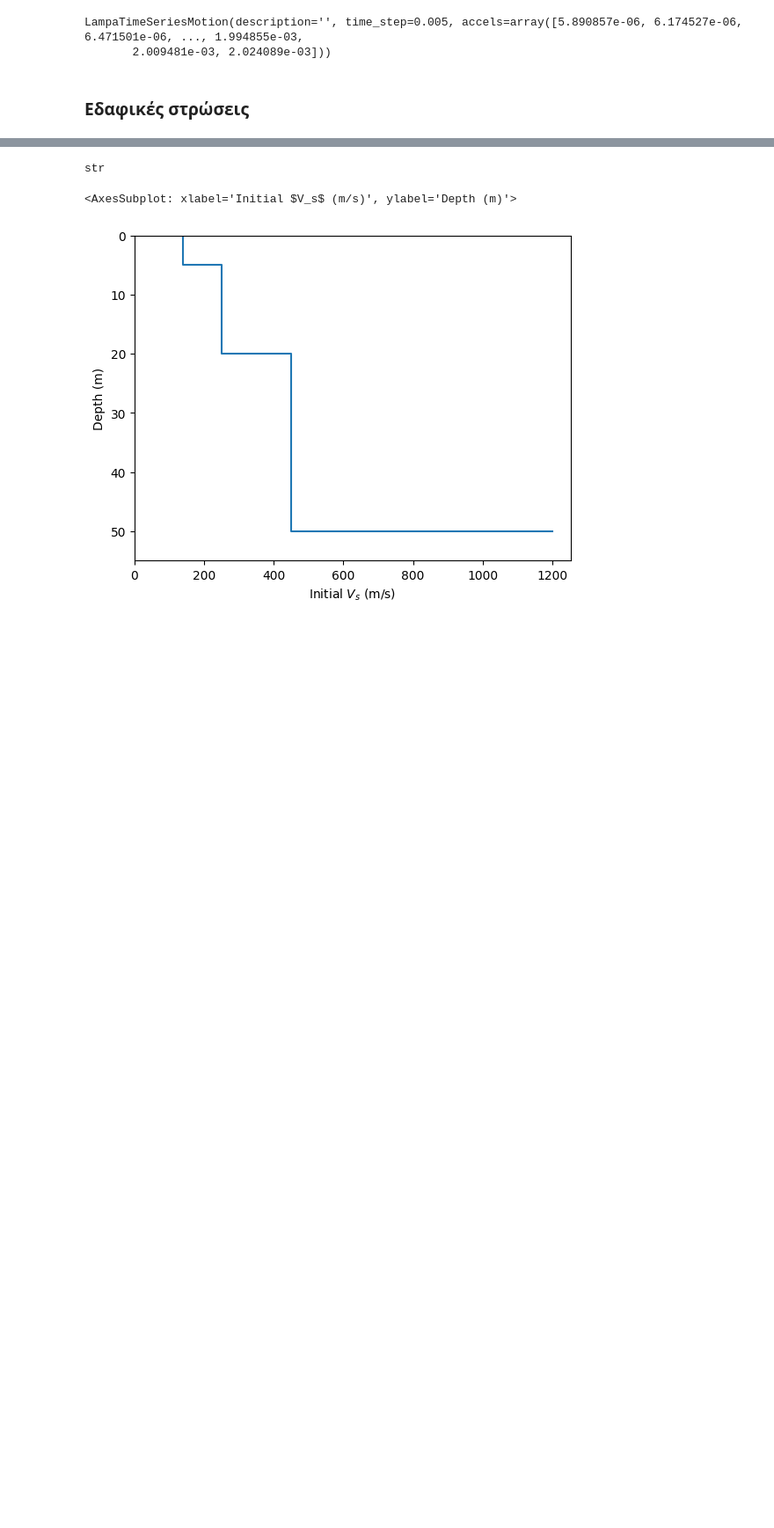
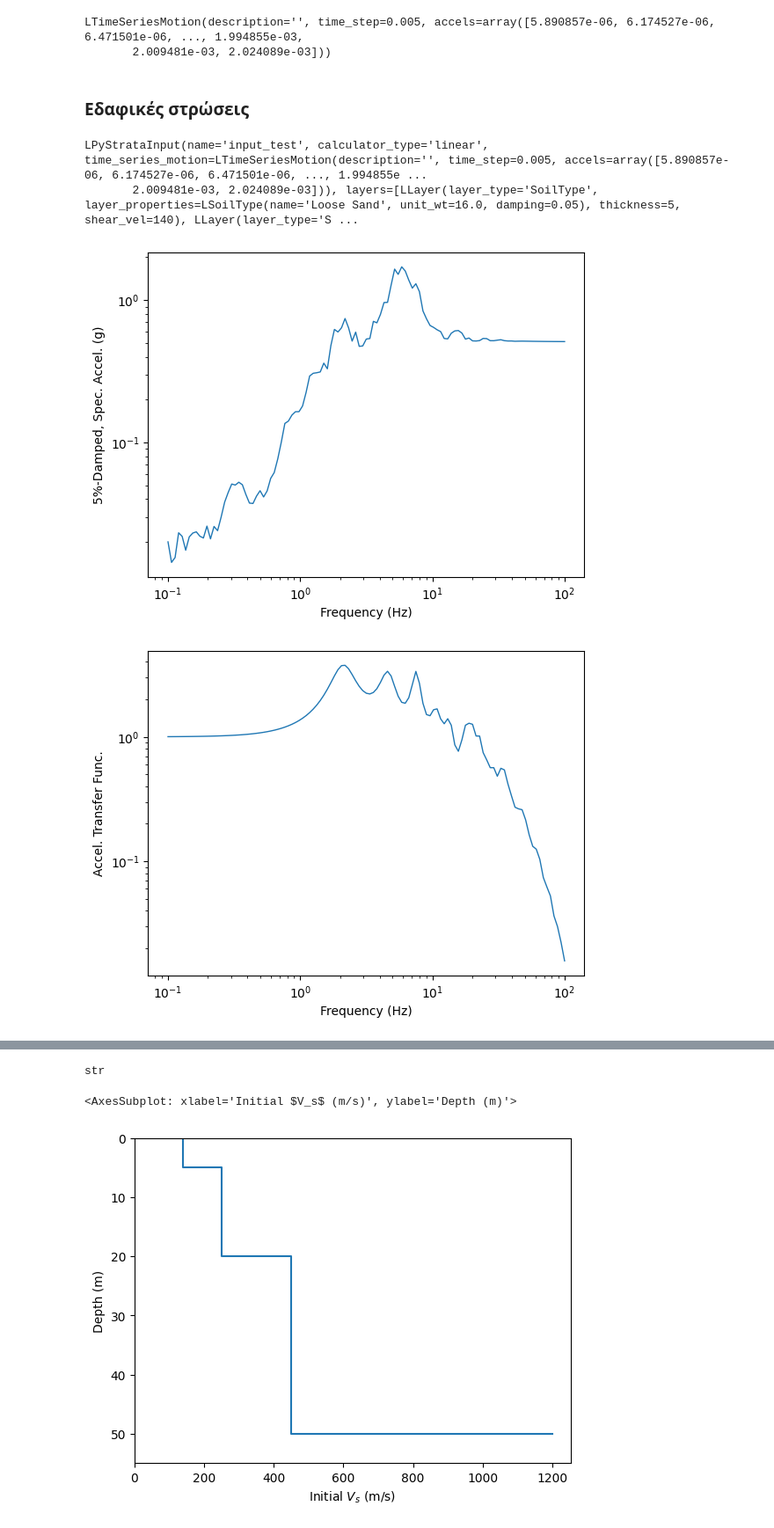
Before and after one commit to panagop/lampa, a Jupyter notebook: jupyter/test.ipynb, the cells around one changed output, grey strips where cells are left out. Shown: that part at 88% size. Cells and saved outputs as stored; diff of their text form; code cells hidden in the pictures; blank space fills up the shorter version.

```diff
--- a/jupyter/test.ipynb
+++ b/jupyter/test.ipynb
@@ -28,8 +26,10 @@ from lampa.input import LampaLayer
 # %%
-lts = LampaTimeSeriesMotion.from_txt('Kocaeli.txt')
-lts
+ltsm = LTimeSeriesMotion.from_txt('Kocaeli.txt')
+# ltsm = LTimeSeriesMotion.from_excel('Kocaeli.xlsx')
+# ltsm = LTimeSeriesMotion.from_csv('Kocaeli.csv')
+ltsm
 # %% [output]
-LampaTimeSeriesMotion(description='', time_step=0.005, accels=array([5.890857e-06, 6.174527e-06, 6.471501e-06, ..., 1.994855e-03,
+LTimeSeriesMotion(description='', time_step=0.005, accels=array([5.890857e-06, 6.174527e-06, 6.471501e-06, ..., 1.994855e-03,
        2.009481e-03, 2.024089e-03]))
 # %% [markdown]
 ### Εδαφικές στρώσεις
@@ -35,0 +63,12 @@ LampaTimeSeriesMotion(description='', time_step=0.005, accels=array([5.890857e-0
+# %%
+lpsi = LPyStrataInput(name='input_test',
+                      calculator_type = 'linear',  # LCalculatorType.EQUIVALENT_LINEAR_CALCULATOR,
+                      time_series_motion=ltsm,
+                      layers=layers)
+# %%
+lpsi
+# %% [output]
+LPyStrataInput(name='input_test', calculator_type='linear', time_series_motion=LTimeSeriesMotion(description='', time_step=0.005, accels=array([5.890857e-06, 6.174527e-06, 6.471501e-06, ..., 1.994855e ...
+       2.009481e-03, 2.024089e-03])), layers=[LLayer(layer_type='SoilType', layer_properties=LSoilType(name='Loose Sand', unit_wt=16.0, damping=0.05), thickness=5, shear_vel=140), LLayer(layer_type='S ...
+# %%
+calc = lpsi.do_the_analysis()
@@ -35,0 +77,32 @@ LampaTimeSeriesMotion(description='', time_step=0.005, accels=array([5.890857e-0
+# %%
+freqs = np.logspace(-1, 2, num=113)
+
+outputs = pystrata.output.OutputCollection(
+    [
+        pystrata.output.ResponseSpectrumOutput(
+            # Frequency
+            freqs,
+            # Location of the output
+            pystrata.output.OutputLocation("outcrop", index=0),
+            # Damping
+            0.05,
+        ),
+        pystrata.output.AccelTransferFunctionOutput(
+            # Frequency
+            freqs,
+            # Location in (denominator),
+            pystrata.output.OutputLocation("outcrop", index=-1),
+            # Location out (numerator)
+            pystrata.output.OutputLocation("outcrop", index=0),
+        ),
+
+    ]
+)
+
+
+outputs(calc)
+for o in outputs:
+    o.plot(style="indiv")
+# %% [output]
+[figure, added]
+[figure, added]
```
Also changed, not shown: parts of 22 cells of this notebook, 2 other files.
